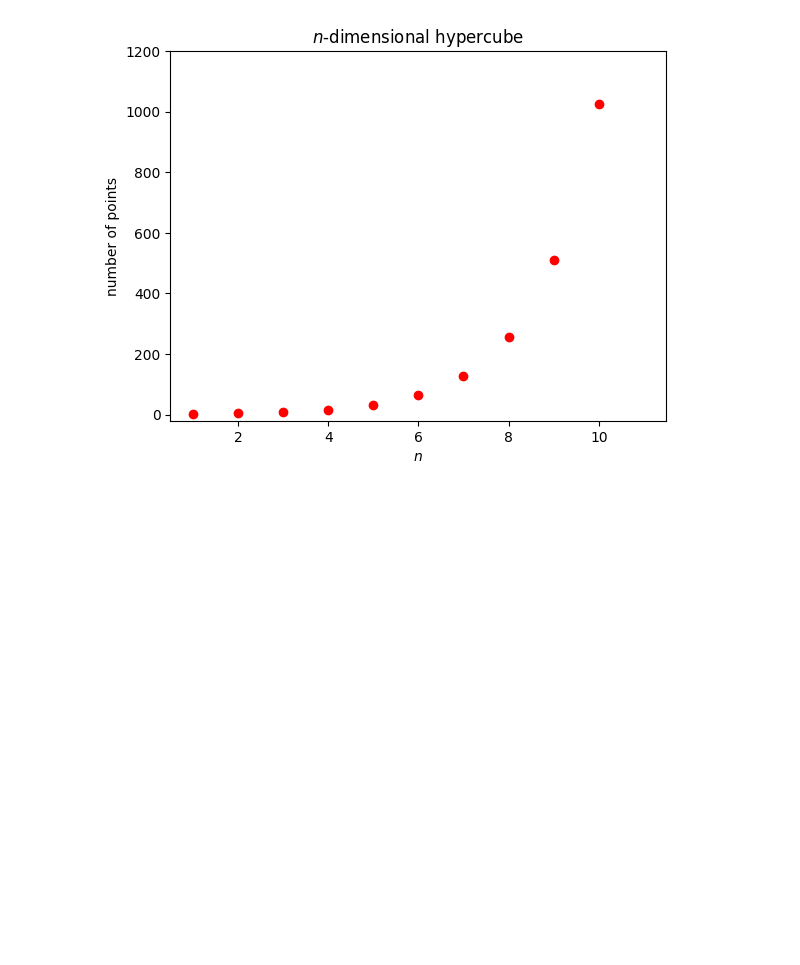
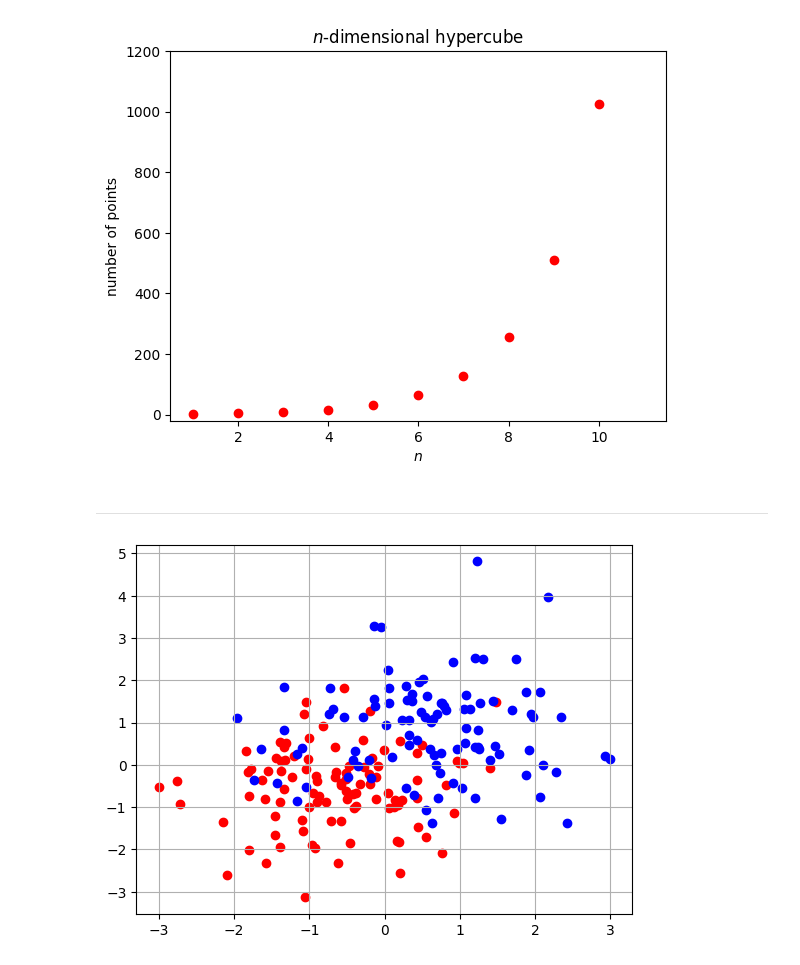
Before and after one commit to MICS-Lab/XmasPresentation2023PRFD, a Jupyter notebook: gene_plots.ipynb, the cells around one changed output. Cells and saved outputs as stored; diff of their text form; code cells hidden in the pictures; blank space fills up the shorter version.

Commit message:
gene plot for dim blessing (split data)

```diff
--- a/gene_plots.ipynb
+++ b/gene_plots.ipynb
@@ -96,3 +96,21 @@ plt.title('$n$-dimensional hypercube')
 plt.show()
 # %% [output]
 [figure]
+# %% [markdown]
+---
+# %%
+N = 100
+D = 0.7
+fig = plt.figure()
+plt.grid(True)
+np.random.seed(1)
+xs = np.random.randn(N)-D
+ys = np.random.randn(N)-D
+plt.scatter(xs, ys, c='r')
+np.random.seed(2)
+xs = np.random.randn(N)+D
+ys = np.random.randn(N)+D
+plt.scatter(xs, ys, c='b')
+plt.show()
+# %% [output]
+[figure, added]
```
Also changed, not shown: parts of 3 cells of this notebook.
